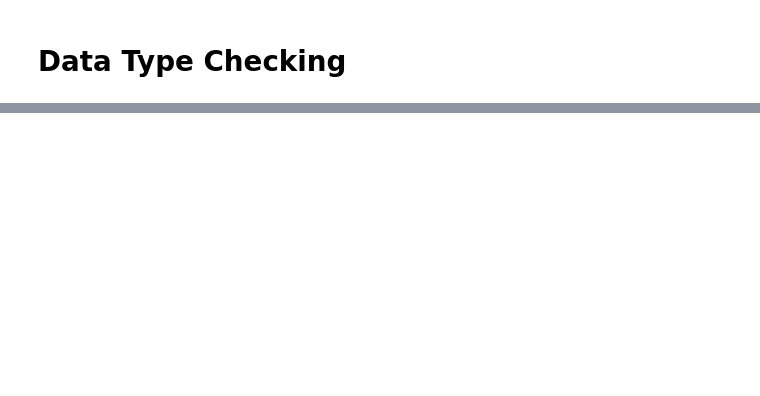
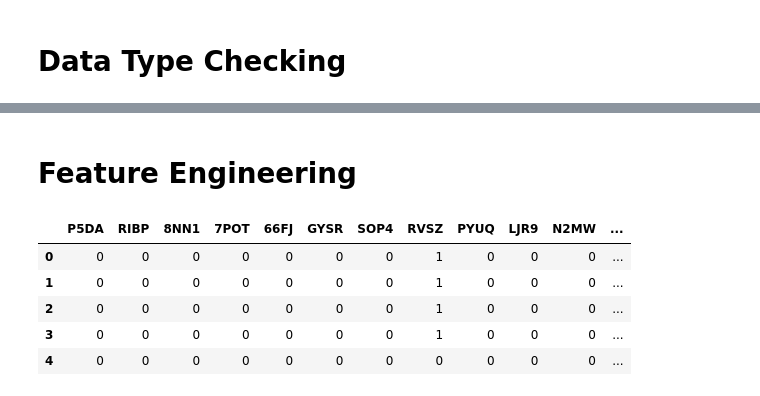
Before and after one commit to malcolmRite/House-Price-Predictions, a Jupyter notebook: Data_Cleaning_Code.ipynb, the cells around one changed output, grey strips where cells are left out. Cells and saved outputs as stored; diff of their text form; code cells hidden in the pictures; blank space fills up the shorter version.

```diff
--- a/Data_Cleaning_Code.ipynb
+++ b/Data_Cleaning_Code.ipynb
@@ -119,0 +328,2 @@ test_data['birth_year'] = pd.to_datetime(test_data['birth_year'])
+# %% [markdown]
+# Feature Engineering
@@ -119,0 +334,12 @@ test_data['birth_year'] = pd.to_datetime(test_data['birth_year'])
+# %%
+#Creating a copy of the products
+train_data_products = train_data.iloc[:,8:]
+test_data_products = test_data.iloc[:,8:]
+test_data_products.head()
+# %% [output]
+|  | P5DA | RIBP | 8NN1 | 7POT | 66FJ | GYSR | SOP4 | RVSZ | PYUQ | LJR9 | N2MW | ... |
+| 0 | 0 | 0 | 0 | 0 | 0 | 0 | 0 | 1 | 0 | 0 | 0 | ... |
+| 1 | 0 | 0 | 0 | 0 | 0 | 0 | 0 | 1 | 0 | 0 | 0 | ... |
+| 2 | 0 | 0 | 0 | 0 | 0 | 0 | 0 | 1 | 0 | 0 | 0 | ... |
+| 3 | 0 | 0 | 0 | 0 | 0 | 0 | 0 | 1 | 0 | 0 | 0 | ... |
+| 4 | 0 | 0 | 0 | 0 | 0 | 0 | 0 | 0 | 0 | 0 | 0 | ... |
```
Also changed, not shown: parts of 41 cells of this notebook.
